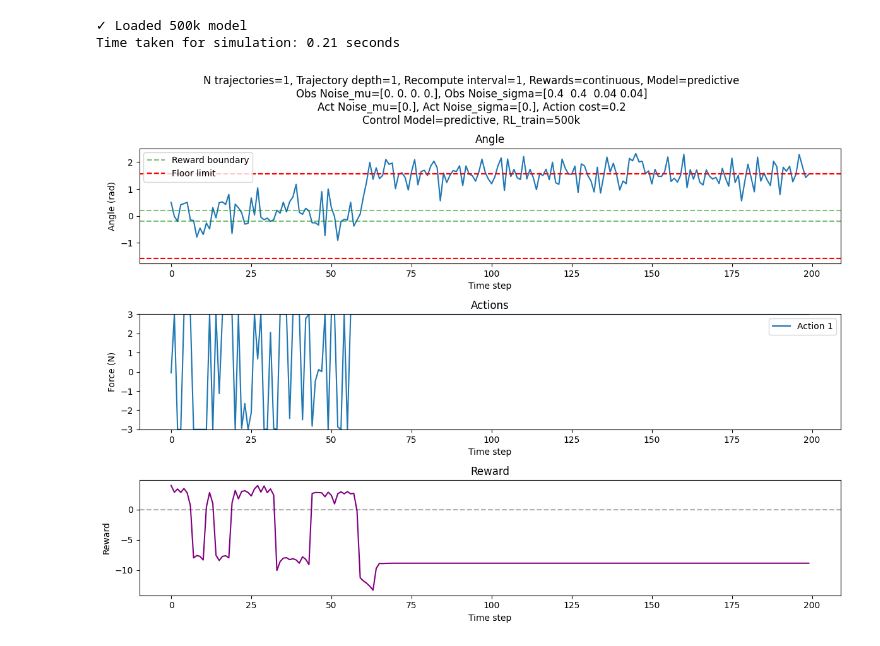
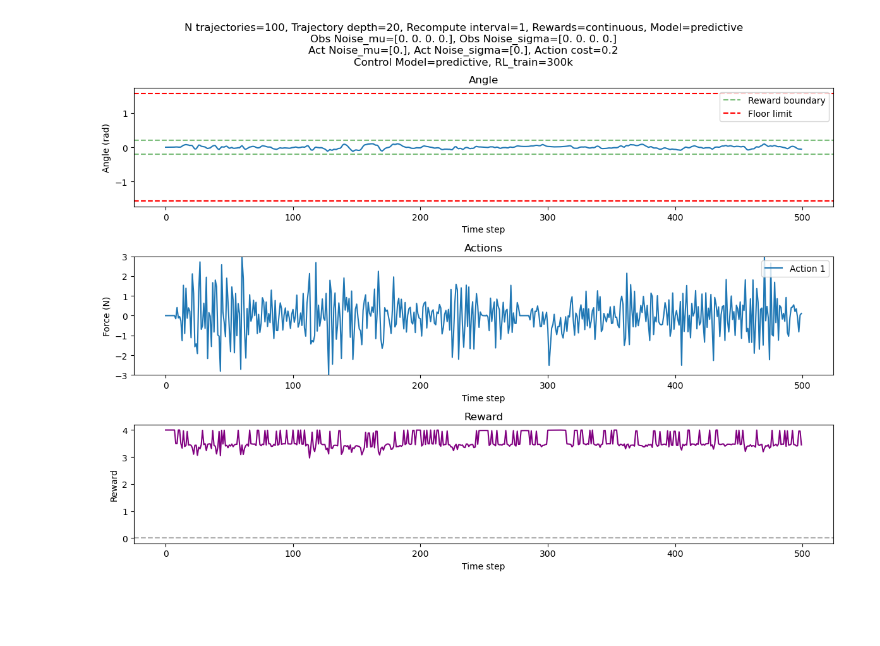
Before and after one commit to jtbuch/mpc_dojo, a Jupyter notebook: cartpole/notebooks/MujocoCartpoleSimulations.ipynb, the cells around one changed output. Cells and saved outputs as stored; diff of their text form; code cells hidden in the pictures; blank space fills up the shorter version.

```diff
--- a/cartpole/notebooks/MujocoCartpoleSimulations.ipynb
+++ b/cartpole/notebooks/MujocoCartpoleSimulations.ipynb
@@ -11,34 +11,26 @@ import imageio
 import torch
 from stable_baselines3 import TD3
 # %%
-# start timing
-import time
-start_time = time.time()
-
 # Simulate the bird
-planning_width = 1 # how many trajectories to simulate
-n_planning = 1 # how deep the rolout of each trajectory is
+planning_width = 100 # how many trajectories to simulate
+n_planning = 20 # how deep the rolout of each trajectory is
 recompute_interval = 1
 n_episodes = 1
-time_steps = 200
+time_steps = 500
 reward_type='continuous' # rewards can be 'discrete' or 'continuous'
 obs_noise_mu=np.array([0.0, 0.0, 0.0, 0.0]) # mean of the noise added to the observations
-obs_noise_sigma=np.array([0.4, 0.4, 0.04, 0.04]) # standard deviation of the noise added to the observations
+obs_noise_sigma=np.array([0.0, 0.0, 0.0, 0.0]) # standard deviation of the noise added to the observations
 act_noise_mu=np.array([0.0]) # mean of the noise added to the actions
 act_noise_sigma=np.array([0.0]) # standard deviation of the noise added to the actions
 action_cost = 0.2
 control_model = 'predictive' # sampling method can be 'predictive' or 'random'
-value = 'rl' # value can be 'env' or 'rl' to use MuJoCo env or RL model
-rl_model = '500k' # name of the RL model to use, if applicable
+value = 'env' # value can be 'env' or 'rl' to use MuJoCo env or RL model
+rl_model = '300k' # name of the RL model to use, if applicable
 
 bird = MPCShittyBird(n_actions = 10, planning_width=planning_width, n_planning=n_planning, reward_type=reward_type, action_cost=action_cost, control_model=control_model,value=value, rl_model=rl_model)
 
 # Simulate the bird
 simulation_data = simulate_one_model(bird, n_episodes=n_episodes, time_steps=time_steps,recompute_interval=recompute_interval, obs_noise_mu=obs_noise_mu, obs_noise_sigma=obs_noise_sigma, act_noise_mu=act_noise_mu, act_noise_sigma=act_noise_sigma, reward_type=reward_type, action_cost=action_cost)
-
-# end timing and print the time taken
-end_time = time.time()
-print(f"Time taken for simulation: {end_time - start_time:.2f} seconds")
 
 episode1 = simulation_data["episode_1"]
 
@@ -64,36 +56,34 @@ plt.subplot(3, 1, 1)  # Changed to 3 rows
 plt.plot(angle)
 plt.title('Angle')
 plt.xlabel('Time step')
 plt.ylabel('Angle (rad)')
 plt.axhline(y=-0.2, color='g', linestyle='--', alpha=0.5, label='Reward boundary')
 plt.axhline(y=0.2, color='g', linestyle='--', alpha=0.5)
 plt.axhline(y=-1.573, color='r', linestyle='--', label='Floor limit')
 plt.axhline(y=1.573, color='r', linestyle='--')
 plt.legend()
 
 # Plot the actions
 plt.subplot(3, 1, 2)  # Changed to 3 rows
 plt.plot(actions)
 plt.title('Actions')
 plt.xlabel('Time step')
 plt.ylabel('Force (N)')
 plt.ylim(-3, 3)
 plt.legend([f'Action {i+1}' for i in range(actions.shape[1])], loc='upper right')
 
 # Add reward subplot
 plt.subplot(3, 1, 3)
 plt.plot(reward, 'purple')
 plt.title('Reward')
 plt.xlabel('Time step')
 plt.ylabel('Reward')
 plt.axhline(y=0, color='k', linestyle='--', alpha=0.3)
 
 plt.tight_layout()
 plt.show()
 # %% [output]
-✓ Loaded 500k model
-Time taken for simulation: 0.21 seconds
-[figure, old version]
+[figure, new version]
 # %%
 single_sim_config = {
     'planning_width': 100,
```
Also changed, not shown: parts of 4 cells of this notebook.
